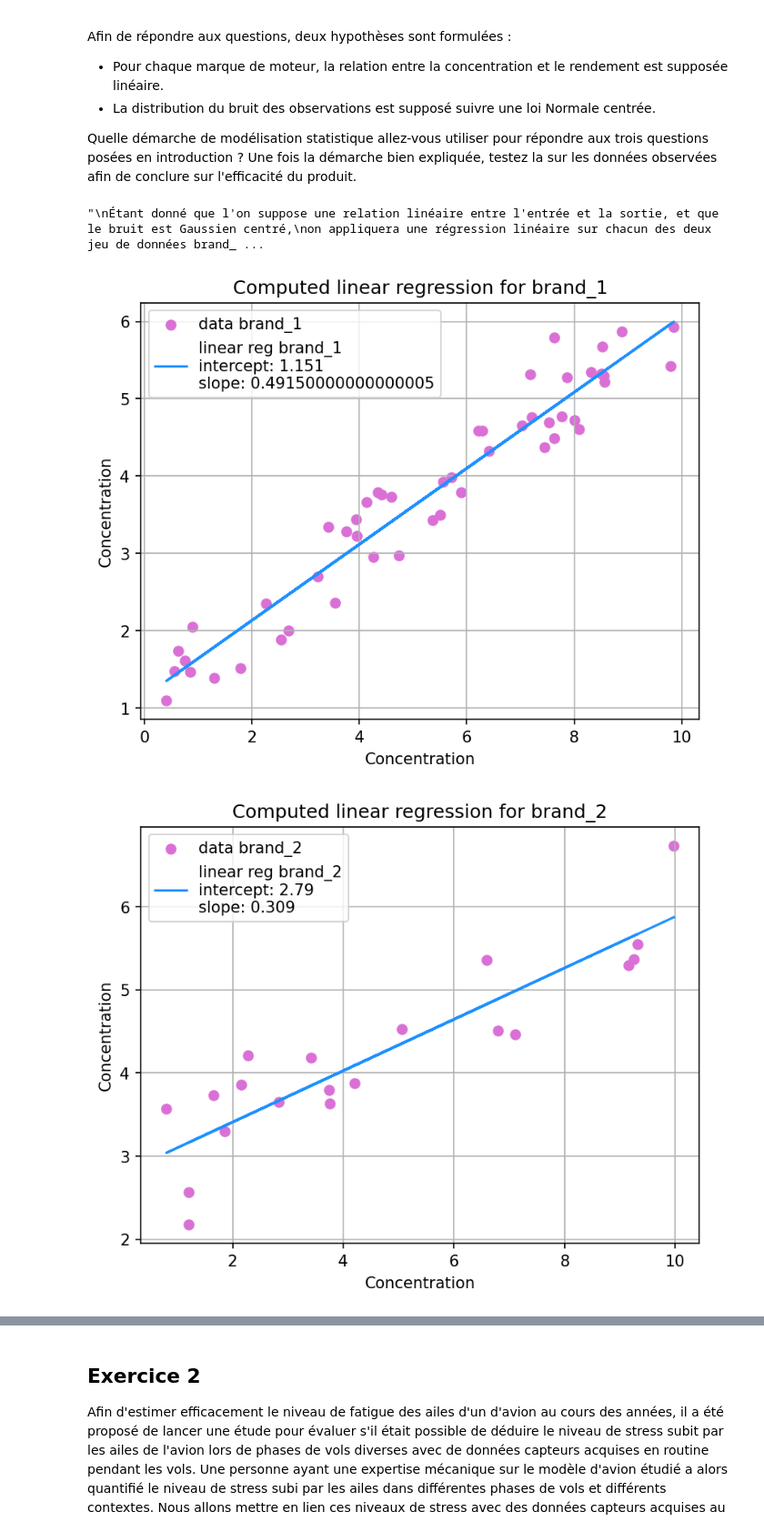
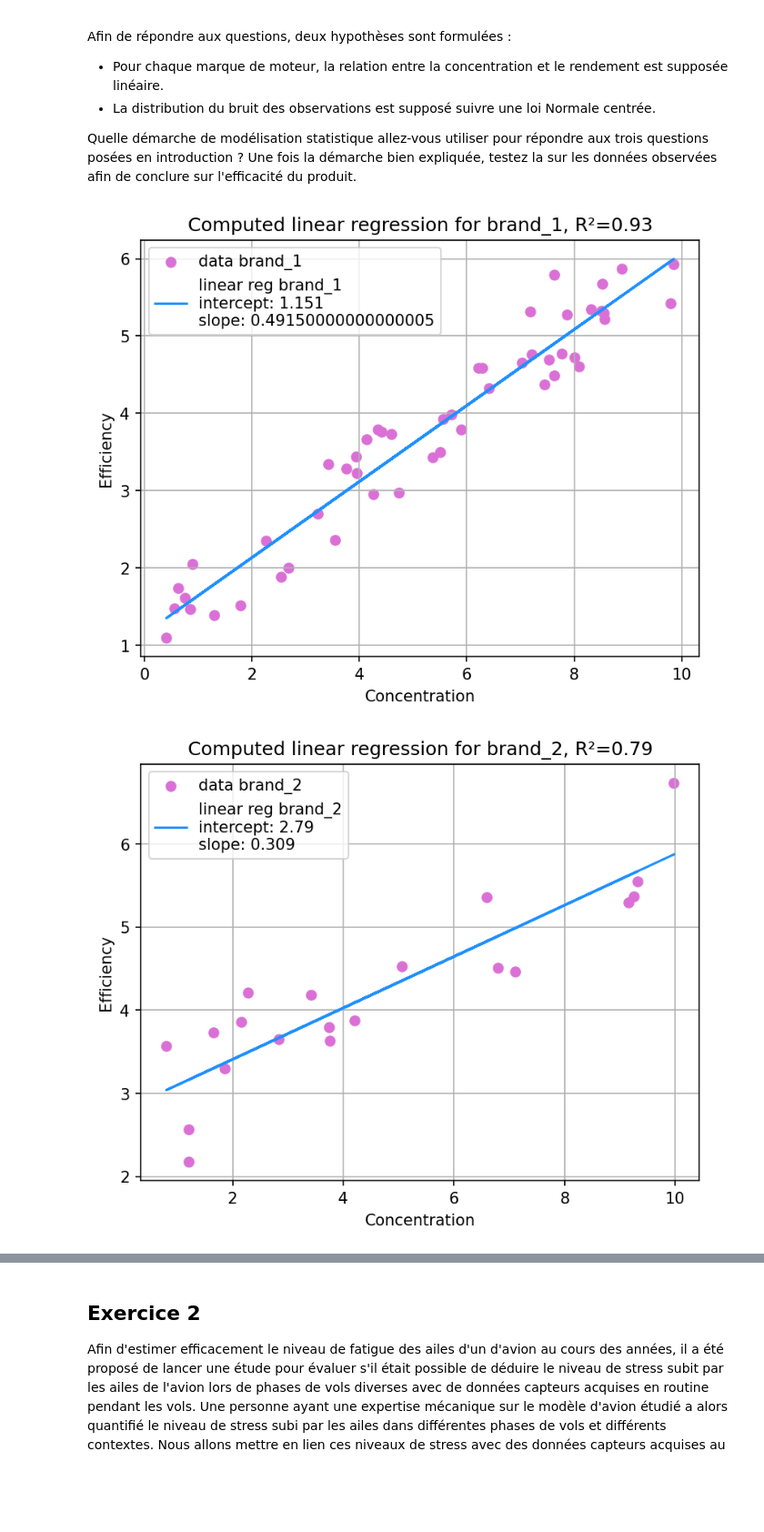
Before and after one commit to nnniels/SDD-stat-ml, a Jupyter notebook: BEs/BE_StatML_2025.ipynb, the cells around one changed output, grey strips where cells are left out. Shown: that part at 91% size. Saved outputs shown, nothing was run; the diff lists cells and outputs as text; code cells hidden in the pictures; blank space fills up the shorter version.

```diff
--- a/BEs/BE_StatML_2025.ipynb
+++ b/BEs/BE_StatML_2025.ipynb
@@ -81,13 +87,15 @@ Quelle démarche de modélisation statistique allez-vous utiliser pour répondre
 # %%
 """
 Étant donné que l'on suppose une relation linéaire entre l'entrée et la sortie, et que le bruit est Gaussien centré,
-on appliquera une régression linéaire sur chacun des deux jeu de données brand_1 et brand_2.
+on appliquera une régression linéaire sur chacun des deux jeux de données brand_1 et brand_2.
+On ne procédera pas immédiatement à de la détection d'outliers, car les jeux de données sont de taille très réduite, en particulier pour brand_2.
+Dans ce dernier cas, il n'y a que 20 mesures. Les 3 ou 4 potentiels outliers représentent donc 15-20% du jeu de donnée, ce qui est élevé.
+Afin de ne pas perdre une partie significative des données, je préfère donc les conserver toutes.
 
 TRAIN/ TEST / VALIDATION ??
 OUTLIERS ?
 """
+pass
-# %% [output]
-"\nÉtant donné que l'on suppose une relation linéaire entre l'entrée et la sortie, et que le bruit est Gaussien centré,\non appliquera une régression linéaire sur chacun des deux jeu de données brand_ ...
 # %%
 # import functions used for linear regression
 from sklearn.linear_model import LinearRegression
@@ -104,6 +112,7 @@ Args :
 Returns :
     y_hat   : predicted y
     msq     : mean square error
+    R2      : the R² score
 lr object having been previously instanciated, coefficient are stored inside.
 """
 def LinReg(lr, x, y, plot=True, xleg_yleg=["X data", "Y data"], info:str=""):
@@ -116,20 +125,21 @@ def LinReg(lr, x, y, plot=True, xleg_yleg=["X data", "Y data"], info:str=""):
     lr.fit(x0, y0)
     # compute predicted y using model
     y_hat = lr.predict(x0)
-    # compute mean square error
+    # compute mean square error and Pearson coeff squared (R²)
     msq = mean_squared_error(y0, y_hat)
+    R2 = r2_score(y0, y_hat)
     if plot :
         # plot
         plt.figure(dpi=150)
         plt.scatter(x0, y0, color="orchid", marker="o", label=f"data {info}")
         plt.plot(x0, y_hat, color="dodgerblue", marker="", label=f"linear reg {info}\nintercept: {SmartRounder(lr.intercept_)}\nslope: {SmartRounder(lr.coef_[0])}")
         plt.xlabel(xleg_yleg[0])
-        plt.ylabel(xleg_yleg[0])
+        plt.ylabel(xleg_yleg[1])
         plt.grid()
         plt.legend()
-        plt.title(f"Computed linear regression for {info}")
+        plt.title(f"Computed linear regression for {info}, R²={round(R2, 2)}")
         plt.show()
-    return y_hat, msq
+    return y_hat, msq, R2
 
 """
 Function that simply displays the result of a linear regression.
@@ -137,11 +147,13 @@ Ars :
     msq : mean squared error
     lr : LinearRegression object
 """
-def DisplayLinearResults(lr, msq, x="X", y="Y"):
+def DisplayLinearResults(lr, msq, R, x="X", y="Y"):
     print("\n **** \n")
     print(f"{x}  wrt  {y}")
     print(f"Mean square error for first linear regression is {msq}.")
+    print(f"Mean square rooted error for first linear regression is {np.sqrt(msq)}.")
     print(f"Slope of model (eg impact of {x} on {y}) is roughly {np.round(lr.coef_[0]*100, 1)} %.")
+    print(f"Corresponding R² is {R}")
     return None
 
 
@@ -162,18 +174,18 @@ def SmartRounder(x, precision=3):
 # %%
 
 # instanciate a LinearRegression object for each brand
 lr1 = LinearRegression()
 lr2 = LinearRegression()
 
 # solve and plot
-_, msq1 = LinReg(lr1, c_brand_1, e_brand_1, xleg_yleg=["Concentration", "Efficiency"], plot=True, info="brand_1")
-_, msq2 = LinReg(lr2, c_brand_2, e_brand_2, xleg_yleg=["Concentration", "Efficiency"], plot=True, info="brand_2")
+_, msq1, R2_1 = LinReg(lr1, c_brand_1, e_brand_1, xleg_yleg=["Concentration", "Efficiency"], plot=True, info="brand_1")
+_, msq2, R2_2 = LinReg(lr2, c_brand_2, e_brand_2, xleg_yleg=["Concentration", "Efficiency"], plot=True, info="brand_2")
 # print results
-DisplayLinearResults(lr1, msq1, x="Concentration", y="Efficiency")
-DisplayLinearResults(lr2, msq2, x="Concentration", y="Efficiency")
+DisplayLinearResults(lr1, msq1, R2_1, x="Concentration", y="Efficiency")
+DisplayLinearResults(lr2, msq2, R2_2, x="Concentration", y="Efficiency")
 # %% [output]
-[figure, old version]
+[figure, new version]
-[figure, old version]
+[figure, new version]
  ****
 
 Concentration  wrt  Efficiency
```
Also changed, not shown: parts of 26 cells of this notebook, 1 other file.
